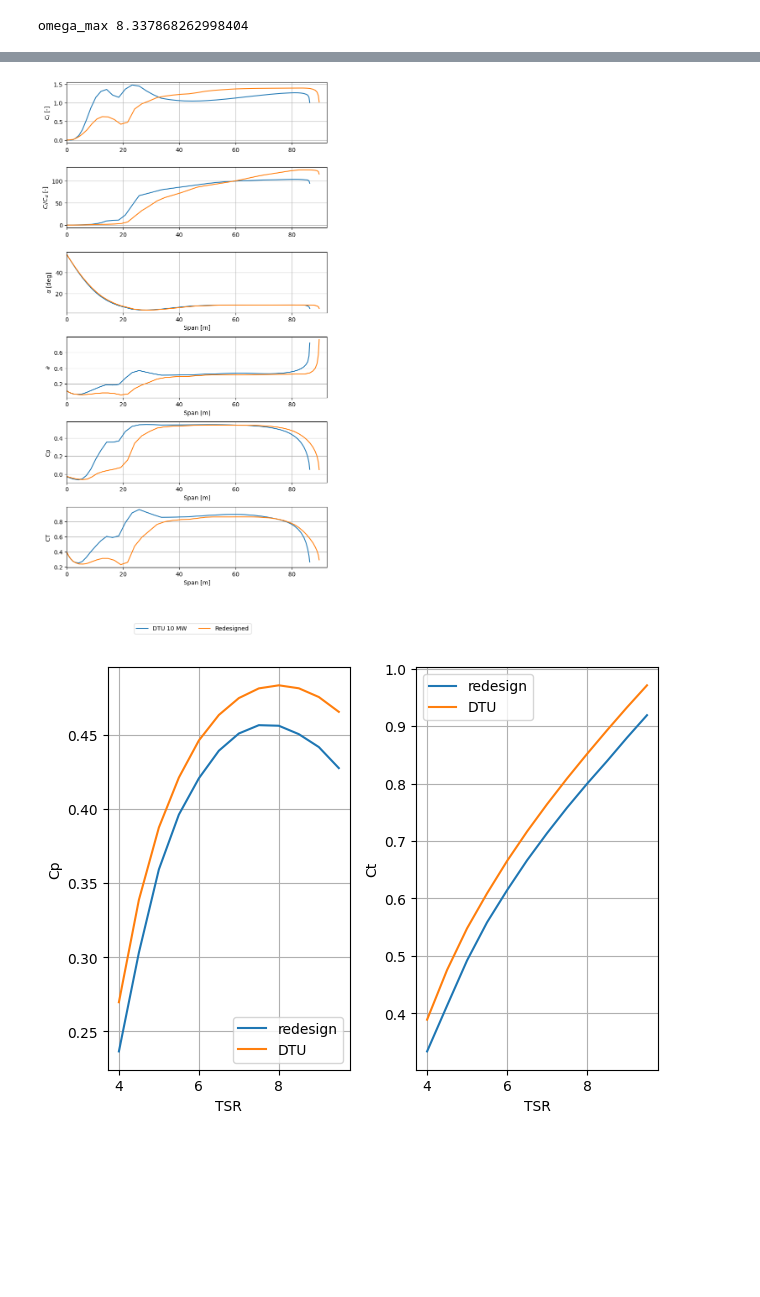
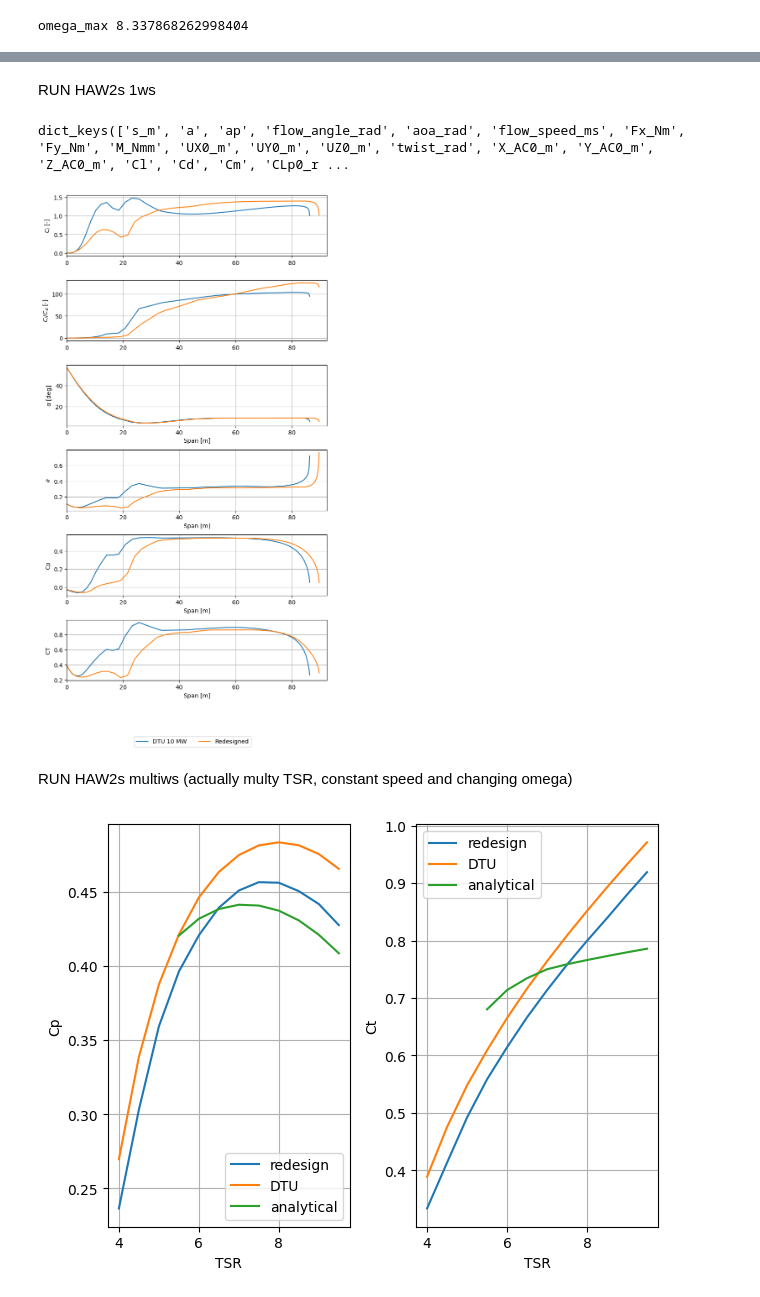
Before and after one commit to nicolaquaia/LAC_final, a Jupyter notebook: assignment_01/assignment1_03.ipynb, the cells around one changed output, grey strips where cells are left out. Drawn from its saved outputs; the diff is of its cells as text; code cells hidden in the pictures; blank space fills up the shorter version.

```diff
--- a/assignment_01/assignment1_03.ipynb
+++ b/assignment_01/assignment1_03.ipynb
@@ -230,4 +201,32 @@ dict_keys(['s_m', 'a', 'ap', 'flow_angle_rad', 'aoa_rad', 'flow_speed_ms', 'Fx_N
+# %% [markdown]
+RUN HAW2s 1ws
 # %%
+
+ind_data_path = 'hawc_files/our_design/res_hawc2s/Group1_redesign_hawc2s_1wsp_u11123.ind'
+ind_data_DTU_10_path = 'hawc_files/dtu_10mw/res_hawc2s/dtu_10mw_hawc2s_1wsp_u8000.ind'
+
+ind_data = load_ind(ind_data_path)
+ind_data_DTU_10 = load_ind(ind_data_DTU_10_path)
+
+# Print the names in the dict
+print(ind_data.keys())
+
+alpha_redesign = np.rad2deg(ind_data['aoa_rad'])
+Cl_redesign = ind_data['Cl']
+Cd_redesign = ind_data['Cd']
+CP_redesign = ind_data['CP']
+CT_redesign = ind_data['CT']
+r_redesign = ind_data["s_m"]
+
+alpha_DTU_10 = np.rad2deg(ind_data['aoa_rad'])
+Cl_DTU_10 = ind_data_DTU_10['Cl']
+Cd_DTU_10 = ind_data_DTU_10['Cd']
+CP_DTU_10 = ind_data_DTU_10['CP']
+CT_DTU_10 = ind_data_DTU_10['CT']
+r_DTU_10 = ind_data_DTU_10["s_m"]
+
+
+
 # Create subplots with increased vertical spacing
 fig1, axs1 = plt.subplots(6, 1, num=1, clear=True, figsize=(8, 15))  # Adjust figure size for better spacing
 fig1.subplots_adjust(hspace=0.4)  # Increase the space between the plots
@@ -282,38 +281,57 @@ fig1.legend(loc='lower center', ncol=2, bbox_to_anchor=(0.5, -0))
 # Show the plot
 plt.show()
 # %% [output]
+dict_keys(['s_m', 'a', 'ap', 'flow_angle_rad', 'aoa_rad', 'flow_speed_ms', 'Fx_Nm', 'Fy_Nm', 'M_Nmm', 'UX0_m', 'UY0_m', 'UZ0_m', 'twist_rad', 'X_AC0_m', 'Y_AC0_m', 'Z_AC0_m', 'Cl', 'Cd', 'Cm', 'CLp0_r ...
 [figure]
+# %% [markdown]
+RUN HAW2s multiws (actually multy TSR, constant speed and changing omega)
 # %%
 # Side-by-side plots of the power and thrust coefficients calculated with HAWC2S at design pitch versus TSR
 
 pwr_path = "hawc_files/our_design/res_hawc2s/Group1_redesign_hawc2s_multiwsp.pwr"
 pwr_data = load_pwr(pwr_path)
 
 pwr_path_DTU_10_MW = "hawc_files/dtu_10mw/res_hawc2s/dtu_10mw_hawc2s_multiwsp.pwr"
 pwr_data_DTU_10_MW = load_pwr(pwr_path_DTU_10_MW)
 
-# would be nice to add the DTU values for the same TSR range
+
+CP_list = []
+CT_list = []
+TSR = np.arange(5.5,10,0.5)
+cl_des, cd_des, aoa_des, tc_vals, cl_vals, cd_vals, aoa_vals = get_design_functions(2)
+
+for tsr in TSR:
+    # %% Solving for the a single design
+    chord, tc, twist, cl, cd, aoa, a, CLT, CLP, CT, CP = single_point_design(
+        r, t, tsr, R, cl_des, cd_des, aoa_des, chord_root, chord_max, B)
+    CP_list.append(CP)
+    CT_list.append(CT)
+
+CP_array = np.array(CP_list)
+CT_array = np.array(CT_list)
 
 fig1, axs1 = plt.subplots(1, 2, num=2, clear=True)
 
 axs1[0].plot(TSR_range, pwr_data["Cp"], label='redesign')
 axs1[0].plot(TSR_range, pwr_data_DTU_10_MW["Cp"], label='DTU')
+axs1[0].plot(TSR, CP_array, label='analytical')
 axs1[0].set_xlabel("TSR")
-axs1[0].set_ylabel("Cp")
+axs1[0].set_ylabel("CP")
 axs1[0].legend()
 axs1[0].grid(True)
 #axs1[0].set_xlim(min(TSR_range), max(TSR_range))
 
 axs1[1].plot(TSR_range, pwr_data["Ct"], label='redesign')
 axs1[1].plot(TSR_range, pwr_data_DTU_10_MW["Ct"], label='DTU')
+axs1[1].plot(TSR, CT_array, label='analytical')
 axs1[1].set_xlabel("TSR")
-axs1[1].set_ylabel("Ct")
+axs1[1].set_ylabel("CT")
 axs1[1].legend()
 axs1[1].grid(True)
 #axs1[1].set_xlim(min(TSR_range), max(TSR_range))
 
 # Adjust layout and show the figure
 plt.tight_layout()
 plt.show()
 # %% [output]
-[figure, old version]
+[figure, new version]
```
Also changed, not shown: parts of 6 cells of this notebook, 5 other files.
